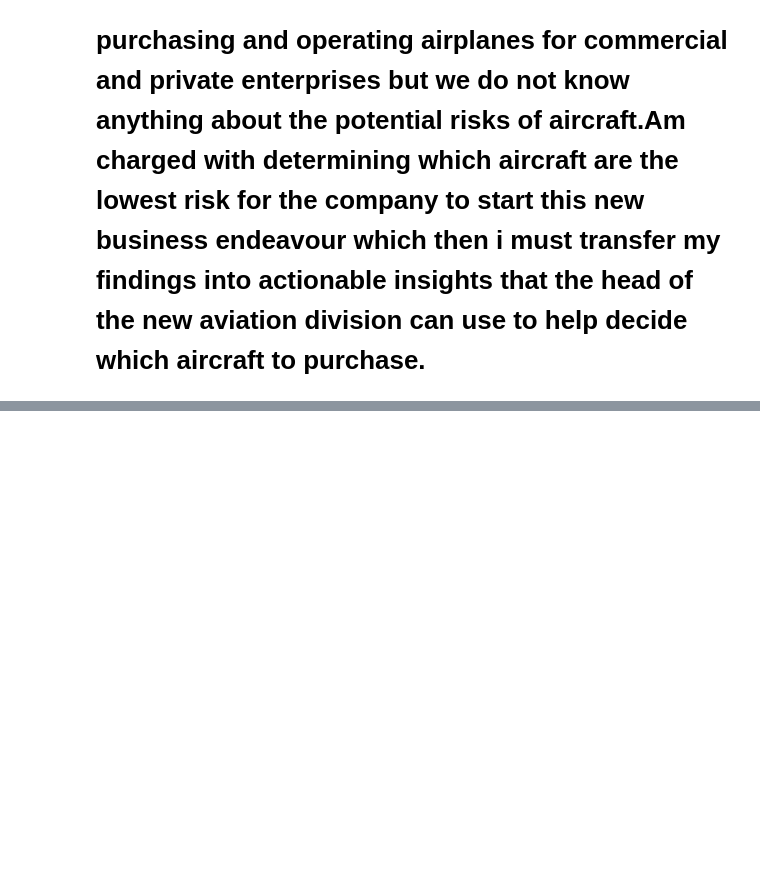
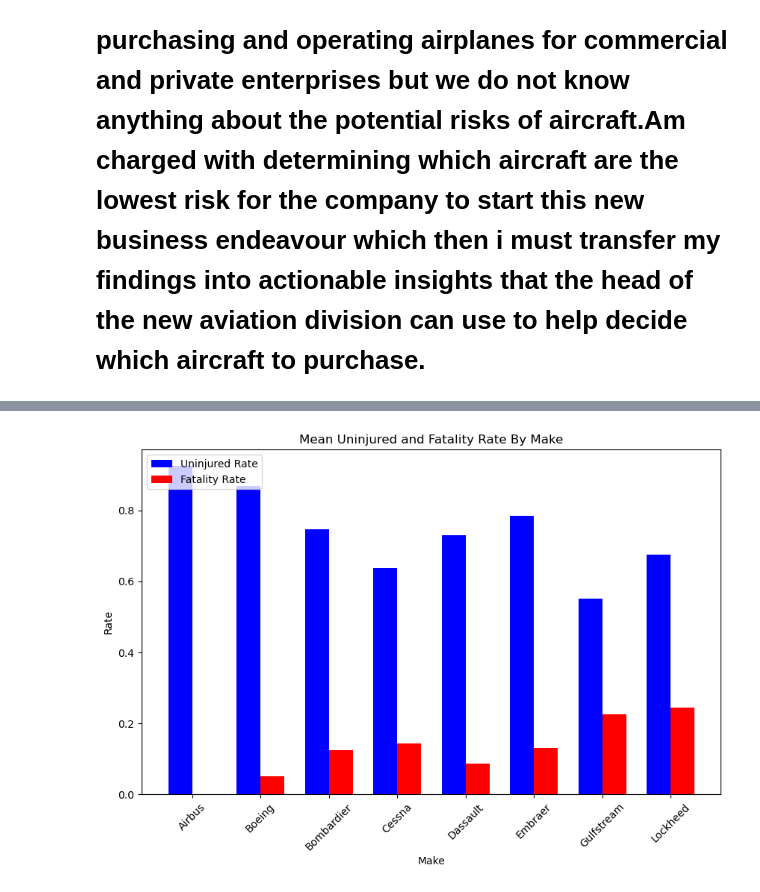
Before and after one commit to marionmacharia/Aviation-Accident-Project, a Jupyter notebook: index.ipynb, the cells around one changed output, grey strips where cells are left out. Cells and saved outputs as stored; diff of their text form; code cells hidden in the pictures; blank space fills up the shorter version.

```diff
--- a/index.ipynb
+++ b/index.ipynb
@@ -25,0 +192,37 @@ pd.read_csv('archive\AviationData.csv',encoding='latin-1', low_memory=False)
+# %%
+# Group by 'Make' and calculate mean 'Uninjured Rate' and 'Fatal Injury Rate'
+grouped_df = top_makes.groupby('Make')[['Uninjured_Rate', 'Fatal_Injury_Rate']].mean().reset_index()
+
+# Sets the figure size
+plt.figure(figsize=(10, 6))
+
+# Defines the width of the bars
+bar_width = 0.35
+
+# Create an array with the positions of the bars on the x axis
+r1 = np.arange(len(grouped_df['Make']))
+
+# Create a bar plot for 'Uninjured Rate'
+plt.bar(r1 - bar_width/2, grouped_df['Uninjured_Rate'], color='b', width=bar_width, label='Uninjured Rate')
+
+# Create a bar plot for 'Fatal Injury Rate' next to the first one
+plt.bar(r1 + bar_width/2, grouped_df['Fatal_Injury_Rate'], color='r', width=bar_width, label='Fatality Rate')
+
+# Add a legend
+plt.legend(loc='upper left')
+
+# Set labels and title
+plt.xlabel('Make')
+plt.ylabel('Rate')
+plt.title('Mean Uninjured and Fatality Rate By Make')
+
+# Set the position of the x ticks
+plt.xticks(r1, grouped_df['Make'])
+
+# Rotate x-axis labels
+plt.xticks(rotation=45)
+
+# Show the plot
+plt.show()
+# %% [output]
+[figure, added]
```
Also changed, not shown: parts of 22 cells of this notebook.
